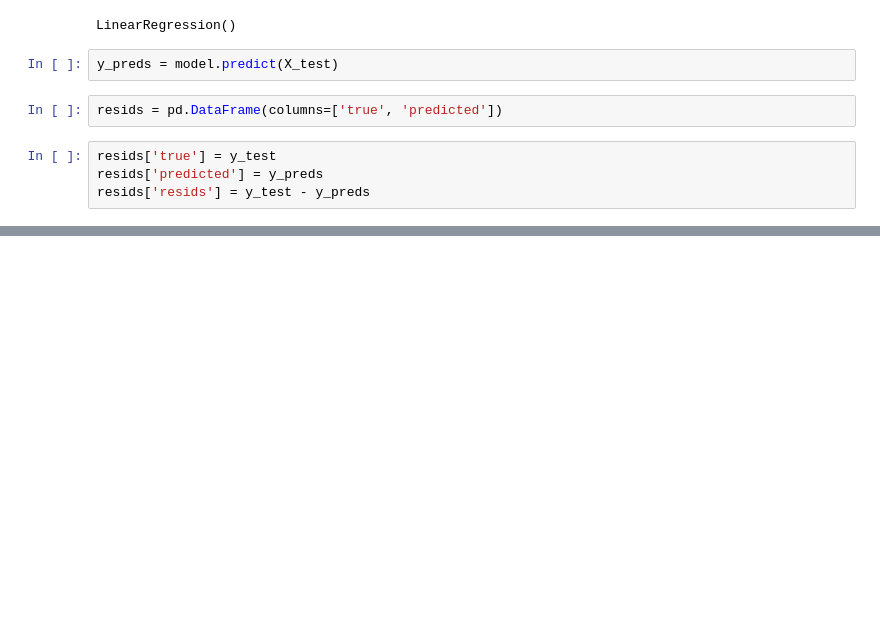
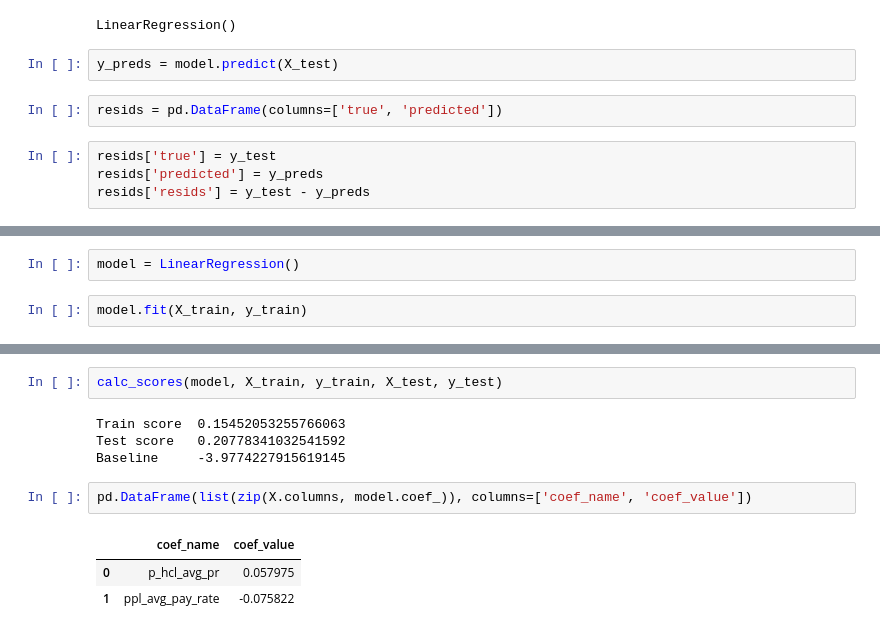
Before and after one commit to dpfay/parental_dash, a Jupyter notebook: code/modeling.ipynb, the cells around one changed output, grey strips where cells are left out. Saved outputs shown, nothing was run; the diff lists cells and outputs as text; blank space fills up the shorter version.

```diff
--- a/code/modeling.ipynb
+++ b/code/modeling.ipynb
@@ -152,0 +193,4 @@ Baseline     -6.626933099414482
+# %%
+model = LinearRegression()
+# %%
+model.fit(X_train, y_train)
@@ -152,0 +208,12 @@ Baseline     -6.626933099414482
+# %%
+calc_scores(model, X_train, y_train, X_test, y_test)
+# %% [output]
+Train score  0.15452053255766063
+Test score   0.20778341032541592
+Baseline     -3.9774227915619145
+# %%
+pd.DataFrame(list(zip(X.columns, model.coef_)), columns=['coef_name', 'coef_value'])
+# %% [output]
+|  | coef_name | coef_value |
+| 0 | p_hcl_avg_pr | 0.057975 |
+| 1 | ppl_avg_pay_rate | -0.075822 |
```
Also changed, not shown: parts of 18 cells of this notebook.
